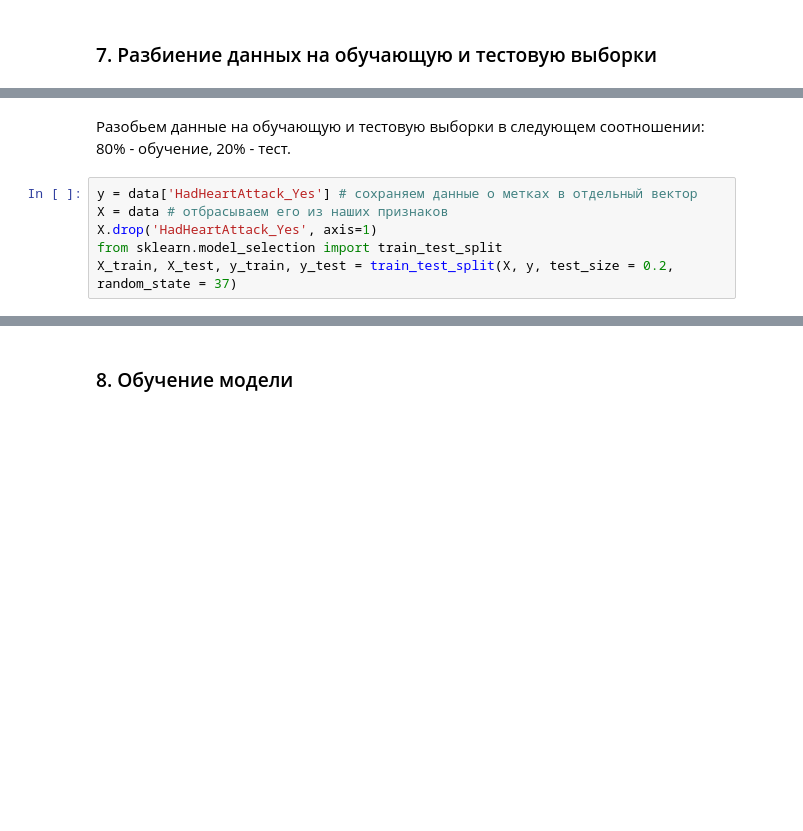
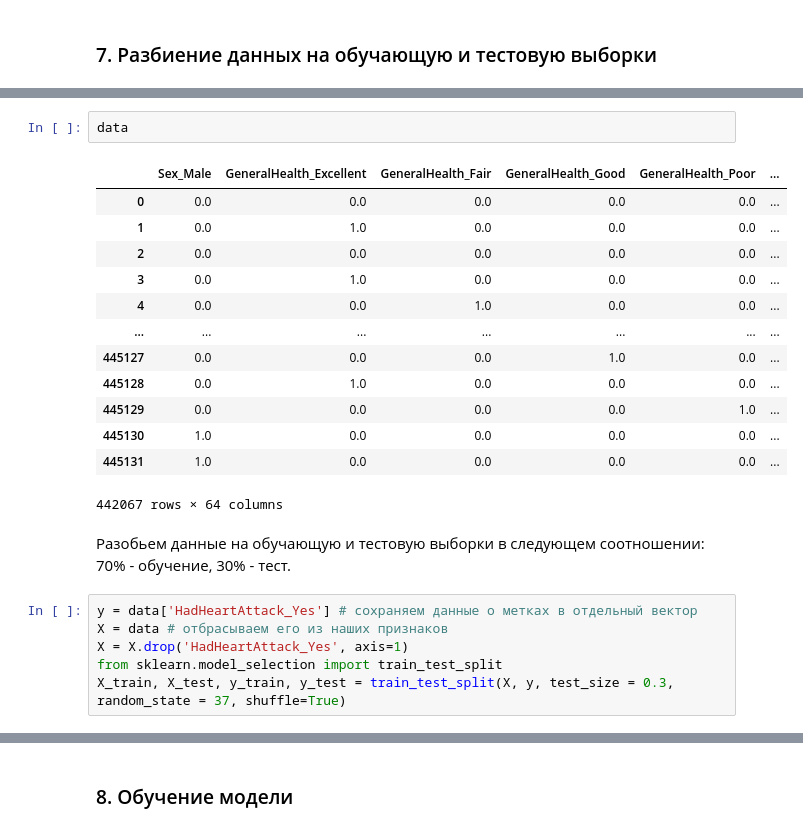
Before and after one commit to Artifeex/MachineLearning, a Jupyter notebook: ML_HOMEWORK.ipynb, the cells around one changed output, grey strips where cells are left out. Drawn from its saved outputs; the diff is of its cells as text; blank space fills up the shorter version.

```diff
--- a/ML_HOMEWORK.ipynb
+++ b/ML_HOMEWORK.ipynb
@@ -493,11 +491,27 @@ Data columns (total 64 columns):
  63  BMI                                                                      442067 non-null  float64
 dtypes: float64(64)
 memory usage: 219.2 MB
+# %%
+data
+# %% [output]
+|  | Sex_Male | GeneralHealth_Excellent | GeneralHealth_Fair | GeneralHealth_Good | GeneralHealth_Poor | ... |
+| 0 | 0.0 | 0.0 | 0.0 | 0.0 | 0.0 | ... |
+| 1 | 0.0 | 1.0 | 0.0 | 0.0 | 0.0 | ... |
+| 2 | 0.0 | 0.0 | 0.0 | 0.0 | 0.0 | ... |
+| 3 | 0.0 | 1.0 | 0.0 | 0.0 | 0.0 | ... |
+| 4 | 0.0 | 0.0 | 1.0 | 0.0 | 0.0 | ... |
+| ... | ... | ... | ... | ... | ... | ... |
+| 445127 | 0.0 | 0.0 | 0.0 | 1.0 | 0.0 | ... |
+| 445128 | 0.0 | 1.0 | 0.0 | 0.0 | 0.0 | ... |
+| 445129 | 0.0 | 0.0 | 0.0 | 0.0 | 1.0 | ... |
+| 445130 | 1.0 | 0.0 | 0.0 | 0.0 | 0.0 | ... |
+| 445131 | 1.0 | 0.0 | 0.0 | 0.0 | 0.0 | ... |
+442067 rows × 64 columns
 # %% [markdown]
-Разобьем данные на обучающую и тестовую выборки в следующем соотношении: 80% - обучение, 20% - тест.
+Разобьем данные на обучающую и тестовую выборки в следующем соотношении: 70% - обучение, 30% - тест.
 # %%
 y = data['HadHeartAttack_Yes'] # сохраняем данные о метках в отдельный вектор
 X = data # отбрасываем его из наших признаков
-X.drop('HadHeartAttack_Yes', axis=1)
+X = X.drop('HadHeartAttack_Yes', axis=1)
 from sklearn.model_selection import train_test_split
-X_train, X_test, y_train, y_test = train_test_split(X, y, test_size = 0.2, random_state = 37)
+X_train, X_test, y_train, y_test = train_test_split(X, y, test_size = 0.3, random_state = 37, shuffle=True)
```
Also changed, not shown: parts of 44 cells of this notebook.
